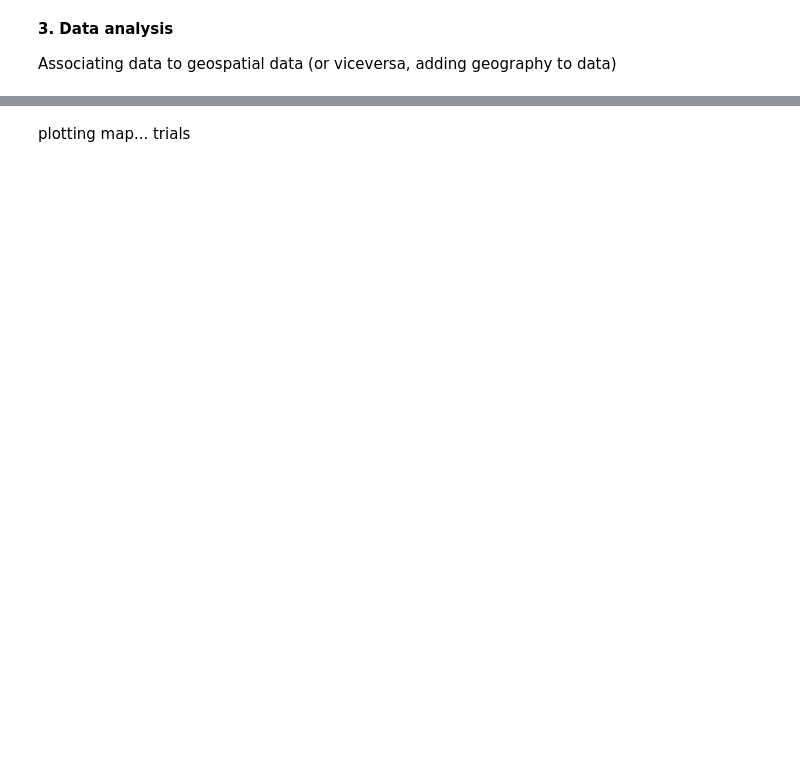
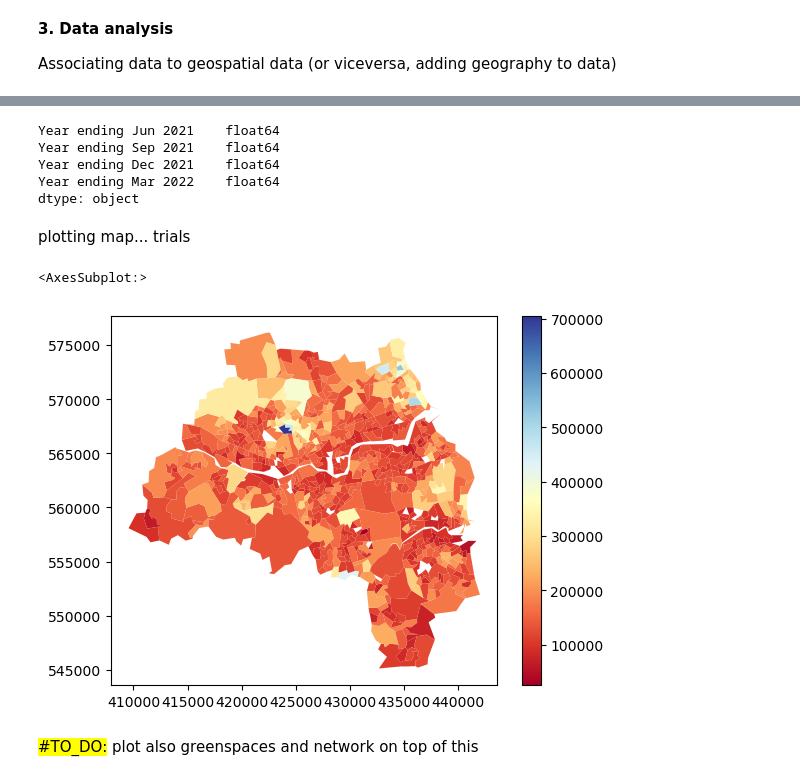
Before and after one commit to Urban-Analytics-Technology-Platform/demoland-project, a Jupyter notebook: python/data_prep.ipynb, the cells around one changed output, grey strips where cells are left out. Cells and saved outputs as stored; diff of their text form; code cells hidden in the pictures; blank space fills up the shorter version.

```diff
--- a/python/data_prep.ipynb
+++ b/python/data_prep.ipynb
@@ -106,6 +106,6 @@ region_LADs_codes_list = lad_list_df["LAD20CD"].to_numpy()
 # generating list of MSOAs code for the region
 #
 
-houseprice_lsoa_region = houseprice_df[houseprice_df_num["Local authority code"].isin(region_LADs_codes_list)]
+houseprice_lsoa_region = houseprice_df[houseprice_df["Local authority code"].isin(region_LADs_codes_list)]
 houseprice_lsoa_region.dtypes
 # %% [output]
@@ -161,17 +218,25 @@ lsoa_gdf_region_with_houseprice.columns
 N=3
 lsoa_gdf_region_with_houseprice.iloc[:, 118:124].dtypes # checking type of column
 # ... actually price is an 'object' type ... converting it earlier on
+# %% [output]
+Year ending Jun 2021    float64
+Year ending Sep 2021    float64
+Year ending Dec 2021    float64
+Year ending Mar 2022    float64
+dtype: object
 # %% [markdown]
 plotting map... trials
 # %%
 # define legend keys
 lgnd_kwds = {'title': 'Median house price per area',
              'loc': 'upper right',
-             'bbox_to_anchor': (1.8, 1),
-             'ncol':2}
+             'bbox_to_anchor': (1.8, 1)}
 
 lsoa_gdf_region_with_houseprice.plot(column="Year ending Mar 2022",
                                      cmap="RdYlBu",
-                                     categorical=True,
-                                     legend=True,
-                                     legend_kwds=lgnd_kwds)
+                                     legend=True)
+# %% [output]
+<AxesSubplot:>
+[figure, added]
+# %% [markdown]
+<mark>#TO_DO:</mark> plot also greenspaces and network on top of this
```
Also changed, not shown: parts of 9 cells of this notebook.
